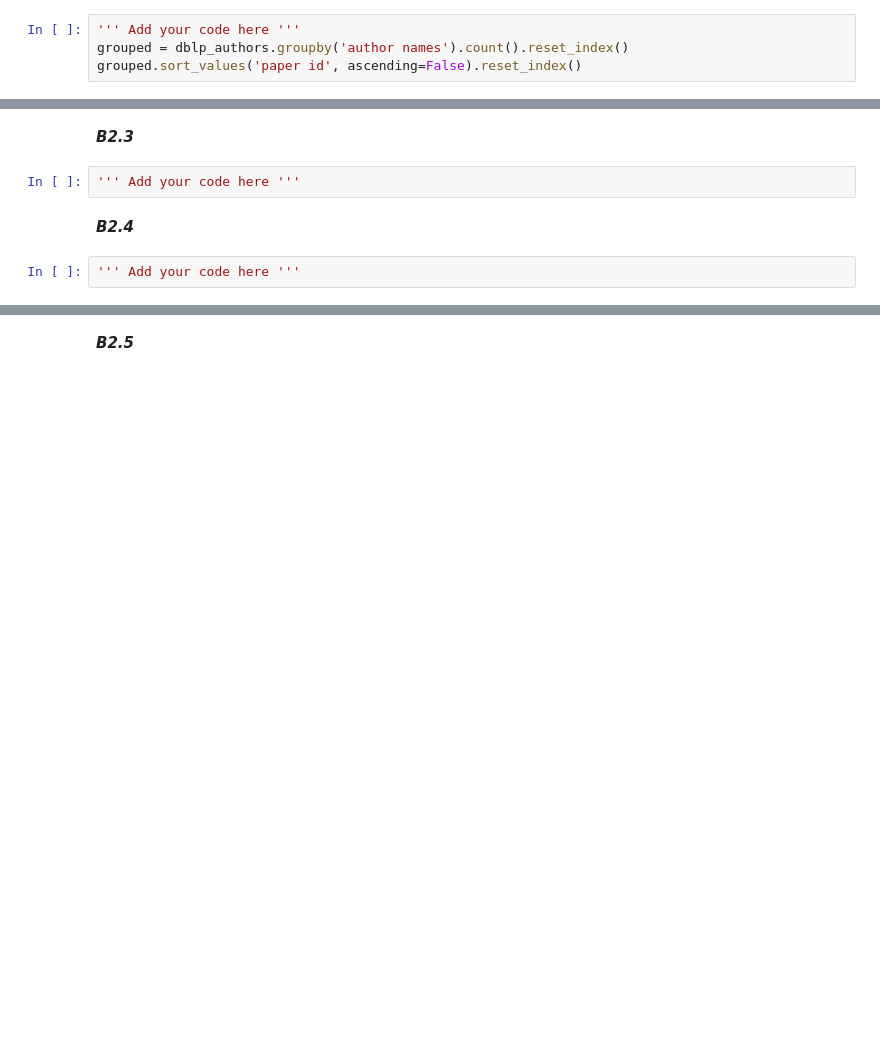
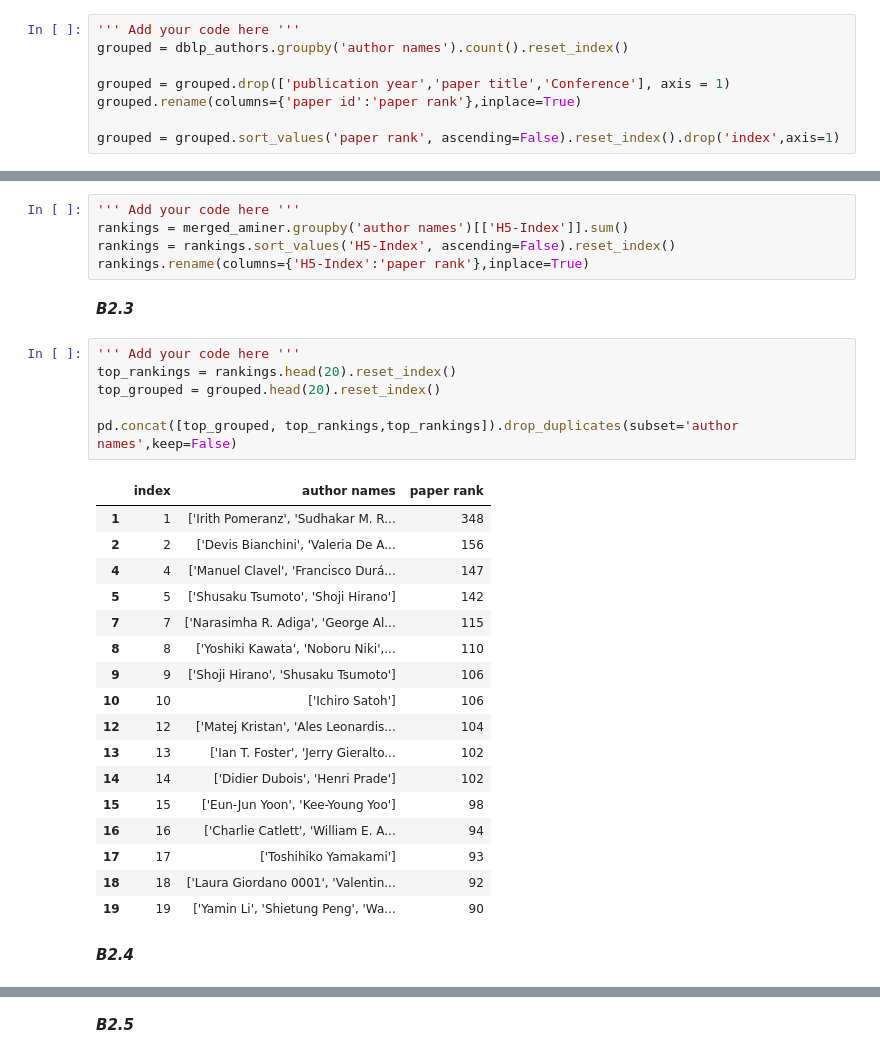
Before and after one commit to BerkMandiracioglu/AppliedDataAnalysisHW1, a Jupyter notebook: hw1.ipynb, the cells around one changed output, grey strips where cells are left out. Cells and saved outputs as stored; diff of their text form; blank space fills up the shorter version.

```diff
--- a/hw1.ipynb
+++ b/hw1.ipynb
@@ -254,4 +254,8 @@ In the absence of citation counts, it is hard to objectively rank the authors ba
 # %%
 ''' Add your code here '''
 grouped = dblp_authors.groupby('author names').count().reset_index()
-grouped.sort_values('paper id', ascending=False).reset_index()
+
+grouped = grouped.drop(['publication year','paper title','Conference'], axis = 1)
+grouped.rename(columns={'paper id':'paper rank'},inplace=True)
+
+grouped = grouped.sort_values('paper rank', ascending=False).reset_index().drop('index',axis=1)
@@ -318,8 +301,33 @@ merged_aminer
+# %%
+''' Add your code here '''
+rankings = merged_aminer.groupby('author names')[['H5-Index']].sum()
+rankings = rankings.sort_values('H5-Index', ascending=False).reset_index()
+rankings.rename(columns={'H5-Index':'paper rank'},inplace=True)
 # %% [markdown]
 ***B2.3***
-# %%
-''' Add your code here '''
+# %%
+''' Add your code here '''
+top_rankings = rankings.head(20).reset_index()
+top_grouped = grouped.head(20).reset_index()
+
+pd.concat([top_grouped, top_rankings,top_rankings]).drop_duplicates(subset='author names',keep=False)
+# %% [output]
+|  | index | author names | paper rank |
+| 1 | 1 | ['Irith Pomeranz', 'Sudhakar M. R... | 348 |
+| 2 | 2 | ['Devis Bianchini', 'Valeria De A... | 156 |
+| 4 | 4 | ['Manuel Clavel', 'Francisco Durá... | 147 |
+| 5 | 5 | ['Shusaku Tsumoto', 'Shoji Hirano'] | 142 |
+| 7 | 7 | ['Narasimha R. Adiga', 'George Al... | 115 |
+| 8 | 8 | ['Yoshiki Kawata', 'Noboru Niki',... | 110 |
+| 9 | 9 | ['Shoji Hirano', 'Shusaku Tsumoto'] | 106 |
+| 10 | 10 | ['Ichiro Satoh'] | 106 |
+| 12 | 12 | ['Matej Kristan', 'Ales Leonardis... | 104 |
+| 13 | 13 | ['Ian T. Foster', 'Jerry Gieralto... | 102 |
+| 14 | 14 | ['Didier Dubois', 'Henri Prade'] | 102 |
+| 15 | 15 | ['Eun-Jun Yoon', 'Kee-Young Yoo'] | 98 |
+| 16 | 16 | ['Charlie Catlett', 'William E. A... | 94 |
+| 17 | 17 | ['Toshihiko Yamakami'] | 93 |
+| 18 | 18 | ['Laura Giordano 0001', 'Valentin... | 92 |
+| 19 | 19 | ['Yamin Li', 'Shietung Peng', 'Wa... | 90 |
 # %% [markdown]
 ***B2.4***
-# %%
-''' Add your code here '''
```
Also changed, not shown: parts of 10 cells of this notebook.
